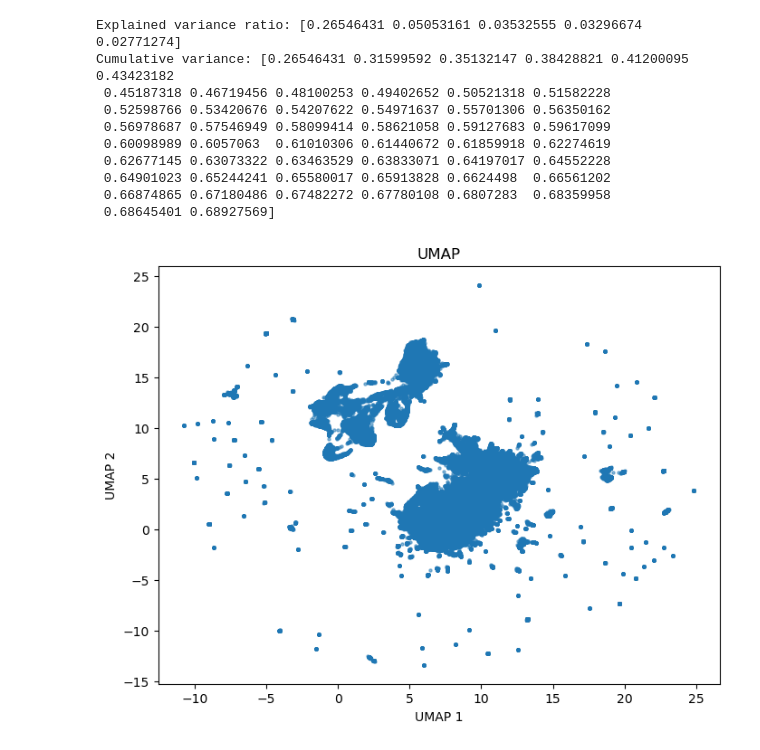
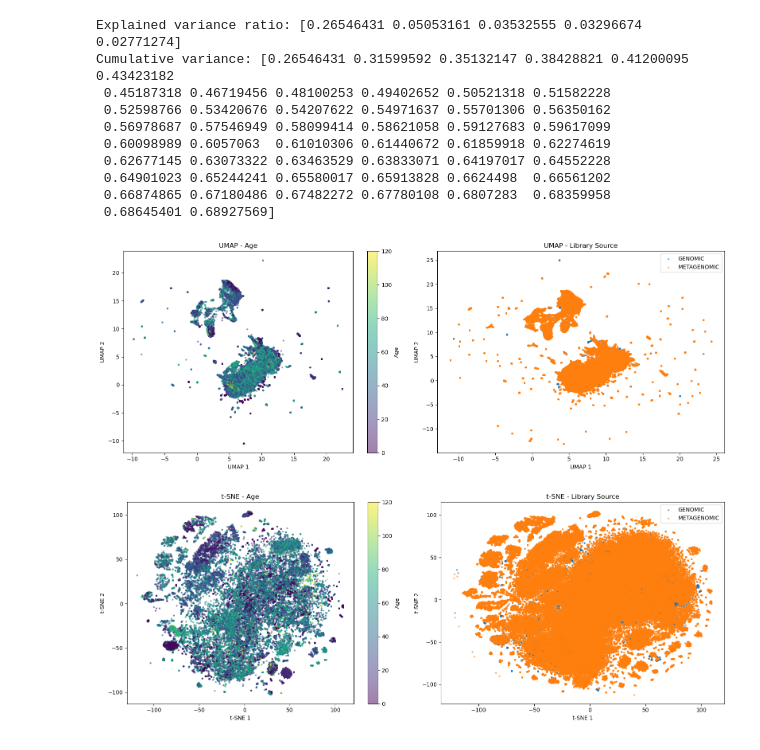
Before and after one commit to Philumination/masked-transformer-comparison, a Jupyter notebook: notebooks/initial-stuff.ipynb, the cells around one changed output. Drawn from its saved outputs; the diff is of its cells as text; code cells hidden in the pictures.

Commit message:
did plots for umap and tsne

```diff
--- a/notebooks/initial-stuff.ipynb
+++ b/notebooks/initial-stuff.ipynb
@@ -82,6 +83,9 @@ AnnData object with n_obs × n_vars = 168464 × 4680
 Shape (168464, 4680)
 # %%
 # PCA
+
+# load processed data
+adata = ad.read_h5ad("../data/processed/adjusted_data.h5ad")
 
 # Fit and transform
 pca = PCA(n_components = 50, random_state = seed)
@@ -114,19 +118,61 @@ reducer = umap.UMAP(n_components = 2, random_state = seed)
 adata.obsm["X_umap"] = reducer.fit_transform(adata.layers["Clrs"])
 # %%
 # plot UMAP
-import matplotlib.pyplot as plt
 
-plt.figure(figsize=(8, 6))
-plt.scatter(adata.obsm["X_umap"][:, 0], adata.obsm["X_umap"][:, 1], s = 5, alpha = 0.5)
-plt.xlabel("UMAP 1")
-plt.ylabel("UMAP 2")
-plt.title("UMAP")
+fig, axes = plt.subplots(1, 2, figsize=(16, 6))
+
+# age_numeric
+scatter1 = axes[0].scatter(adata.obsm["X_umap"][:, 0], adata.obsm["X_umap"][:, 1],
+                           s=5, c=adata.obs["age_numeric"], cmap="viridis", alpha=0.5)
+axes[0].set_xlabel("UMAP 1")
+axes[0].set_ylabel("UMAP 2")
+axes[0].set_title("UMAP - Age")
+plt.colorbar(scatter1, ax=axes[0], label='Age')
+
+# library_source (categorical)
+for category in adata.obs["library_source"].cat.categories:
+    mask = adata.obs["library_source"] == category
+    axes[1].scatter(adata.obsm["X_umap"][mask, 0], adata.obsm["X_umap"][mask, 1],
+                    s=5, label=category, alpha=0.5)
+axes[1].set_xlabel("UMAP 1")
+axes[1].set_ylabel("UMAP 2")
+axes[1].set_title("UMAP - Library Source")
+axes[1].legend()
+
+plt.tight_layout()
 plt.show()
 # %% [output]
-[figure, old version]
+[figure, new version]
 # %%
 from sklearn.manifold import TSNE
 
 # t-SNE
 tsne = TSNE(n_components = 2, random_state = seed, n_jobs=-1)
 adata.obsm["X_tsne"] = tsne.fit_transform(adata.layers["Clrs"])
+# %%
+# plot t-SNE
+
+fig, axes = plt.subplots(1, 2, figsize=(16, 6))
+
+# age_numeric
+scatter2 = axes[0].scatter(adata.obsm["X_tsne"][:, 0], adata.obsm["X_tsne"][:, 1],
+                           s=5, c=adata.obs["age_numeric"], cmap="viridis", alpha=0.5)
+axes[0].set_xlabel("t-SNE 1")
+axes[0].set_ylabel("t-SNE 2")
+axes[0].set_title("t-SNE - Age")
+plt.colorbar(scatter2, ax=axes[0], label='Age')
+
+# library_source (categorical)
+for category in adata.obs["library_source"].cat.categories:
+    mask = adata.obs["library_source"] == category
+    axes[1].scatter(adata.obsm["X_tsne"][mask, 0], adata.obsm["X_tsne"][mask, 1],
+                    s=5, label=category, alpha=0.5)
+axes[1].set_xlabel("t-SNE 1")
+axes[1].set_ylabel("t-SNE 2")
+axes[1].set_title("t-SNE - Library Source")
+axes[1].legend()
+
+plt.tight_layout()
+plt.show()
+# %% [output]
+[figure, added]
```
Also changed, not shown: parts of 2 cells of this notebook.
